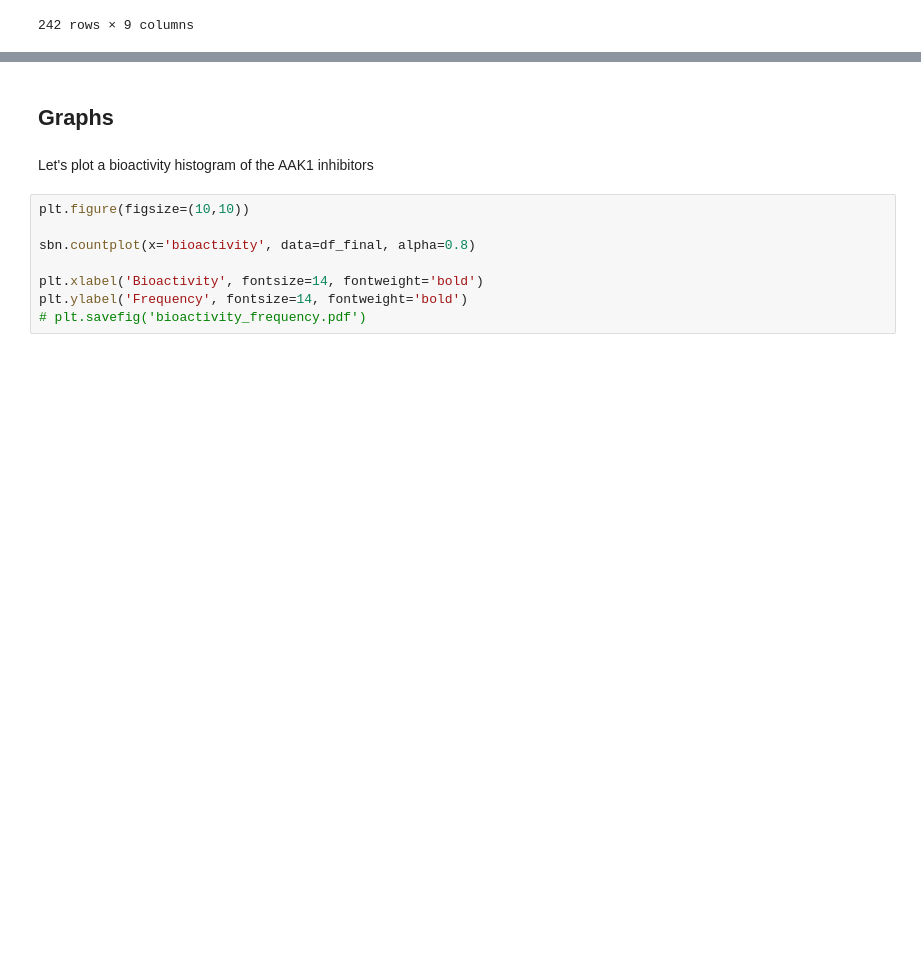
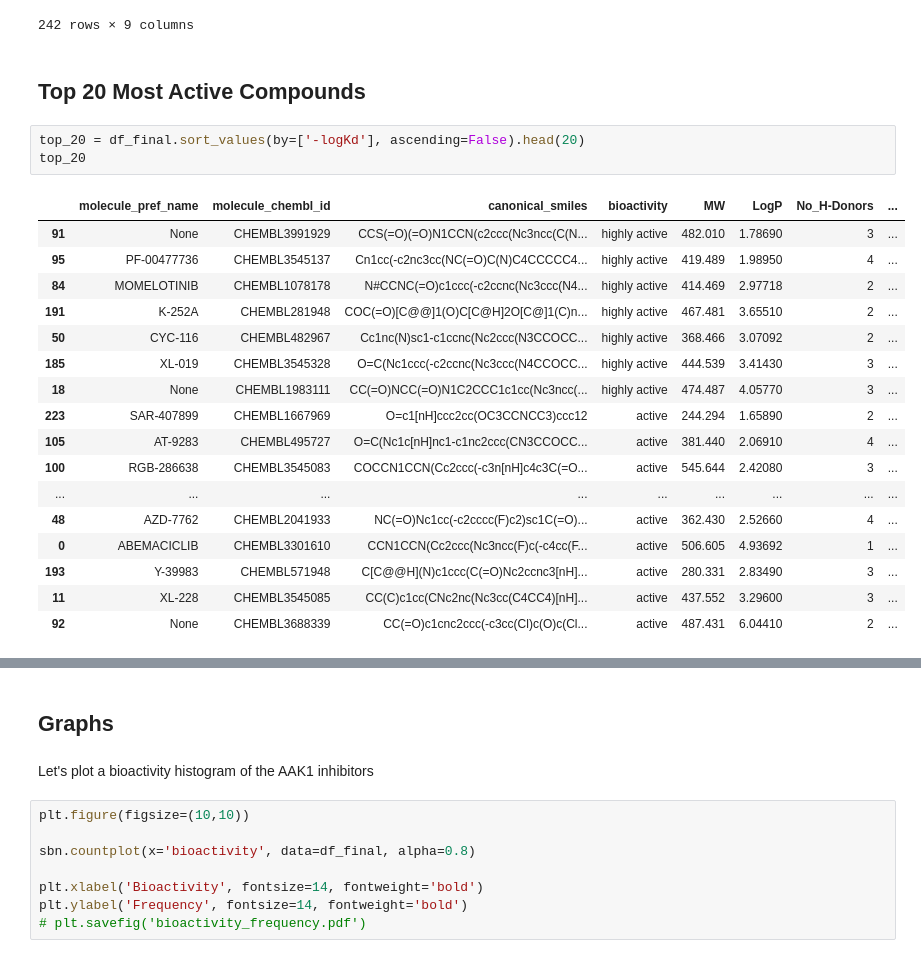
Before and after one commit to muyonaise/los_proyectos, a Jupyter notebook: AP2_associated_protein_kinase_1_inhibitors.ipynb, the cells around one changed output, grey strips where cells are left out. Cells and saved outputs as stored; diff of their text form; blank space fills up the shorter version.

```diff
--- a/AP2_associated_protein_kinase_1_inhibitors.ipynb
+++ b/AP2_associated_protein_kinase_1_inhibitors.ipynb
@@ -391,3 +391,26 @@ df_final
 | 240 | AXITINIB | CHEMBL1289926 | CNC(=O)c1ccccc1Sc1ccc2c(/C=C/c3cc... | intermediate activity | 386.480 | 4.63910 | 2 | ... |
 | 241 | REGORAFENIB | CHEMBL1946170 | CNC(=O)c1cc(Oc2ccc(NC(=O)Nc3ccc(C... | inactive | 482.821 | 5.68880 | 3 | ... |
 242 rows × 9 columns
+# %% [markdown]
+## **Top 20 Most Active Compounds**
+# %%
+top_20 = df_final.sort_values(by=['-logKd'], ascending=False).head(20)
+top_20
+# %% [output]
+|  | molecule_pref_name | molecule_chembl_id | canonical_smiles | bioactivity | MW | LogP | No_H-Donors | ... |
+| 91 | None | CHEMBL3991929 | CCS(=O)(=O)N1CCN(c2ccc(Nc3ncc(C(N... | highly active | 482.010 | 1.78690 | 3 | ... |
+| 95 | PF-00477736 | CHEMBL3545137 | Cn1cc(-c2nc3cc(NC(=O)C(N)C4CCCCC4... | highly active | 419.489 | 1.98950 | 4 | ... |
+| 84 | MOMELOTINIB | CHEMBL1078178 | N#CCNC(=O)c1ccc(-c2ccnc(Nc3ccc(N4... | highly active | 414.469 | 2.97718 | 2 | ... |
+| 191 | K-252A | CHEMBL281948 | COC(=O)[C@@]1(O)C[C@H]2O[C@]1(C)n... | highly active | 467.481 | 3.65510 | 2 | ... |
+| 50 | CYC-116 | CHEMBL482967 | Cc1nc(N)sc1-c1ccnc(Nc2ccc(N3CCOCC... | highly active | 368.466 | 3.07092 | 2 | ... |
+| 185 | XL-019 | CHEMBL3545328 | O=C(Nc1ccc(-c2ccnc(Nc3ccc(N4CCOCC... | highly active | 444.539 | 3.41430 | 3 | ... |
+| 18 | None | CHEMBL1983111 | CC(=O)NCC(=O)N1C2CCC1c1cc(Nc3ncc(... | highly active | 474.487 | 4.05770 | 3 | ... |
+| 223 | SAR-407899 | CHEMBL1667969 | O=c1[nH]ccc2cc(OC3CCNCC3)ccc12 | active | 244.294 | 1.65890 | 2 | ... |
+| 105 | AT-9283 | CHEMBL495727 | O=C(Nc1c[nH]nc1-c1nc2ccc(CN3CCOCC... | active | 381.440 | 2.06910 | 4 | ... |
+| 100 | RGB-286638 | CHEMBL3545083 | COCCN1CCN(Cc2ccc(-c3n[nH]c4c3C(=O... | active | 545.644 | 2.42080 | 3 | ... |
+| ... | ... | ... | ... | ... | ... | ... | ... | ... |
+| 48 | AZD-7762 | CHEMBL2041933 | NC(=O)Nc1cc(-c2cccc(F)c2)sc1C(=O)... | active | 362.430 | 2.52660 | 4 | ... |
+| 0 | ABEMACICLIB | CHEMBL3301610 | CCN1CCN(Cc2ccc(Nc3ncc(F)c(-c4cc(F... | active | 506.605 | 4.93692 | 1 | ... |
+| 193 | Y-39983 | CHEMBL571948 | C[C@@H](N)c1ccc(C(=O)Nc2ccnc3[nH]... | active | 280.331 | 2.83490 | 3 | ... |
+| 11 | XL-228 | CHEMBL3545085 | CC(C)c1cc(CNc2nc(Nc3cc(C4CC4)[nH]... | active | 437.552 | 3.29600 | 3 | ... |
+| 92 | None | CHEMBL3688339 | CC(=O)c1cnc2ccc(-c3cc(Cl)c(O)c(Cl... | active | 487.431 | 6.04410 | 2 | ... |
```
Also changed, not shown: parts of 3 cells of this notebook.
